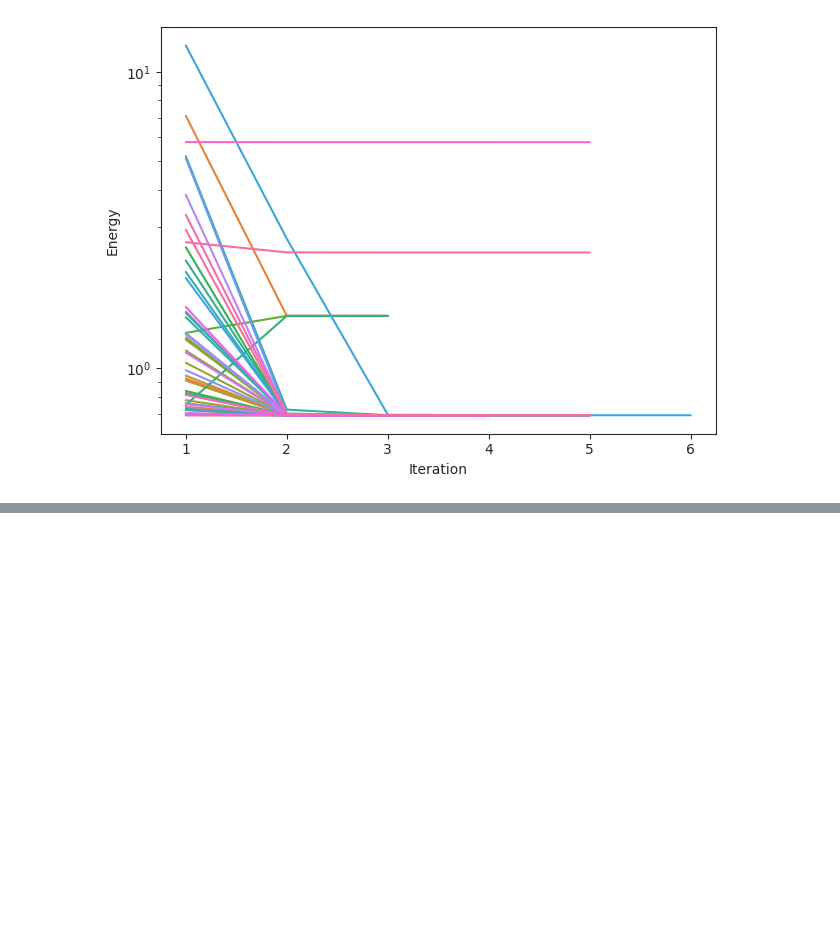
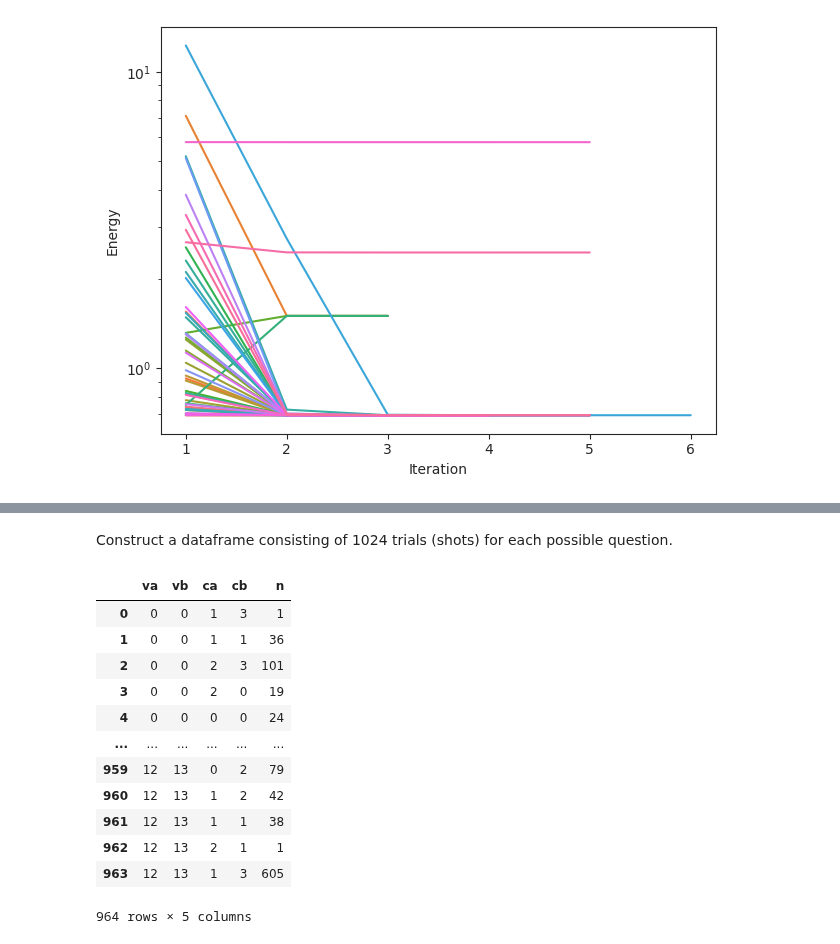
Before and after one commit to jfurches/nonlocalgames, a Jupyter notebook: g14.ipynb, the cells around one changed output, grey strips where cells are left out. Drawn from its saved outputs; the diff is of its cells as text; code cells hidden in the pictures; blank space fills up the shorter version.

```diff
--- a/g14.ipynb
+++ b/g14.ipynb
@@ -91,0 +156,39 @@ plt.savefig('plots/g14_trials.png', dpi=300)
+# %% [markdown]
+Construct a dataframe consisting of 1024 trials (shots) for each possible question.
+# %%
+import pandas as pd
+
+vertices = [(i, i) for i in range(14)]
+edges = G14._get_graph().edge_links.tolist()
+questions = vertices + edges
+N = 1024
+
+records = []
+for va, vb in questions:
+    counts = nlg.ask((va, vb), shots=N)
+    for (ca, cb), n in counts.items():
+        records.append({
+            'va': va,
+            'vb': vb,
+            'ca': ca,
+            'cb': cb,
+            'n': n
+        })
+
+df = pd.DataFrame.from_records(records)
+df.to_csv('data/g14_responses.csv', index=False)
+df
+# %% [output]
+|  | va | vb | ca | cb | n |
+| 0 | 0 | 0 | 1 | 3 | 1 |
+| 1 | 0 | 0 | 1 | 1 | 36 |
+| 2 | 0 | 0 | 2 | 3 | 101 |
+| 3 | 0 | 0 | 2 | 0 | 19 |
+| 4 | 0 | 0 | 0 | 0 | 24 |
+| ... | ... | ... | ... | ... | ... |
+| 959 | 12 | 13 | 0 | 2 | 79 |
+| 960 | 12 | 13 | 1 | 2 | 42 |
+| 961 | 12 | 13 | 1 | 1 | 38 |
+| 962 | 12 | 13 | 2 | 1 | 1 |
+| 963 | 12 | 13 | 1 | 3 | 605 |
+964 rows × 5 columns
```
Also changed, not shown: parts of 14 cells of this notebook, 6 other files.
